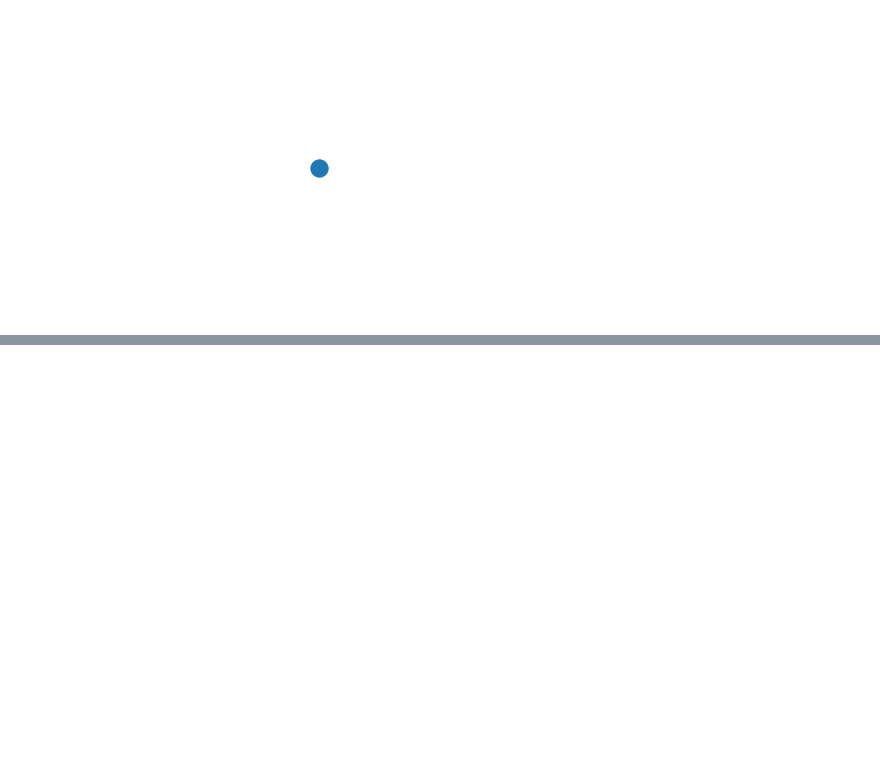
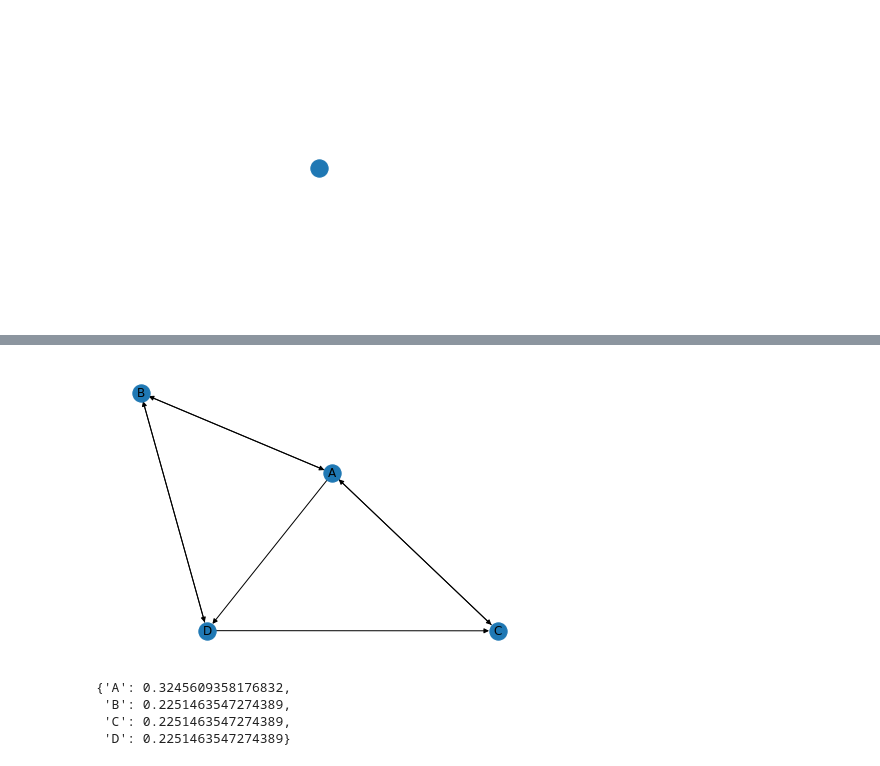
Before and after one commit to fsl42/CS224W, a Jupyter notebook: lec1.ipynb, the cells around one changed output, grey strips where cells are left out. Cells and saved outputs as stored; diff of their text form; code cells hidden in the pictures; blank space fills up the shorter version.

```diff
--- a/lec1.ipynb
+++ b/lec1.ipynb
@@ -45,0 +68,15 @@ ValueError: too many values to unpack (expected 2)
+# %%
+nodes=4
+G=nx.DiGraph()
+G.add_nodes_from([("A"),("B"),("C"),("D")])
+G.add_edges_from([("A","B"),("A","C"),("A","D"),("B","A"),("B","D"),("C","A"),("D","B"),("D","C")])
+nx.draw(G,with_labels=True)
+# %% [output]
+[figure, added]
+# %%
+nx.pagerank(G)
+# %% [output]
+{'A': 0.3245609358176832,
+ 'B': 0.2251463547274389,
+ 'C': 0.2251463547274389,
+ 'D': 0.2251463547274389}
```
Also changed, not shown: parts of 15 cells of this notebook, 4 other files.
